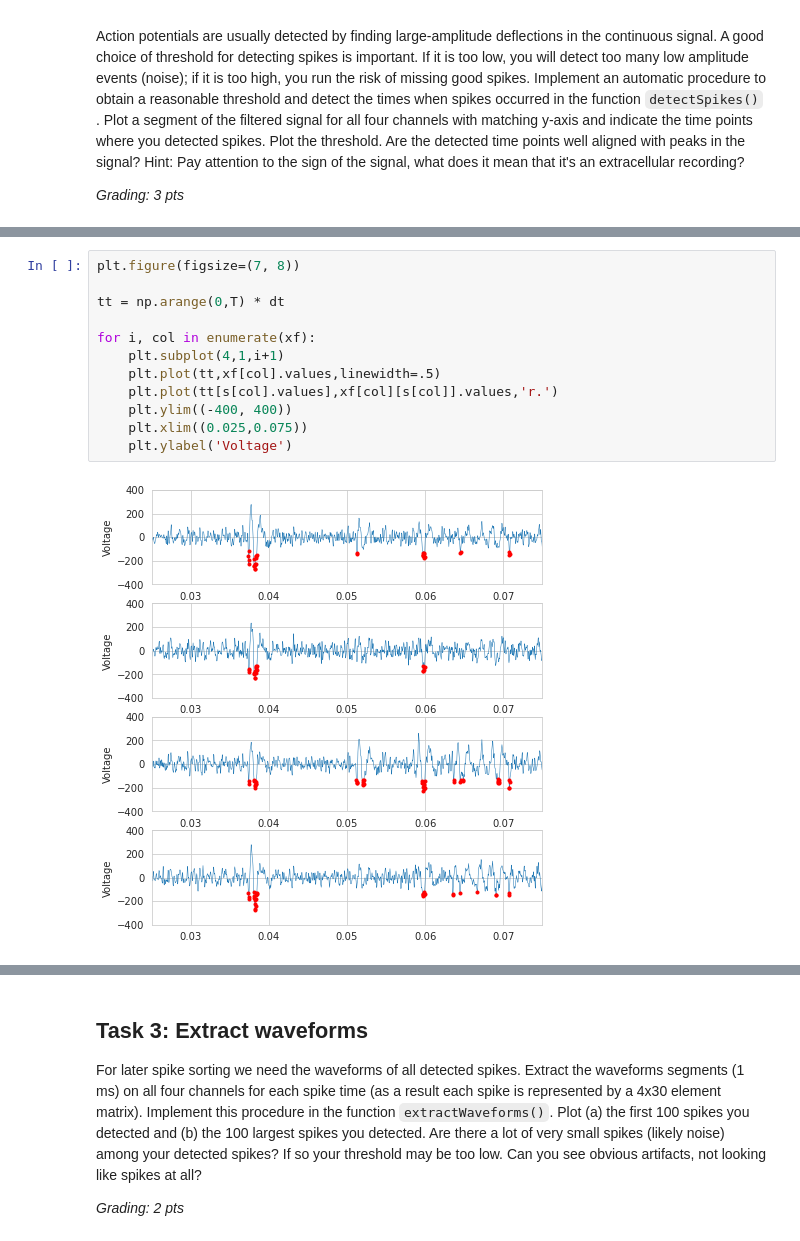
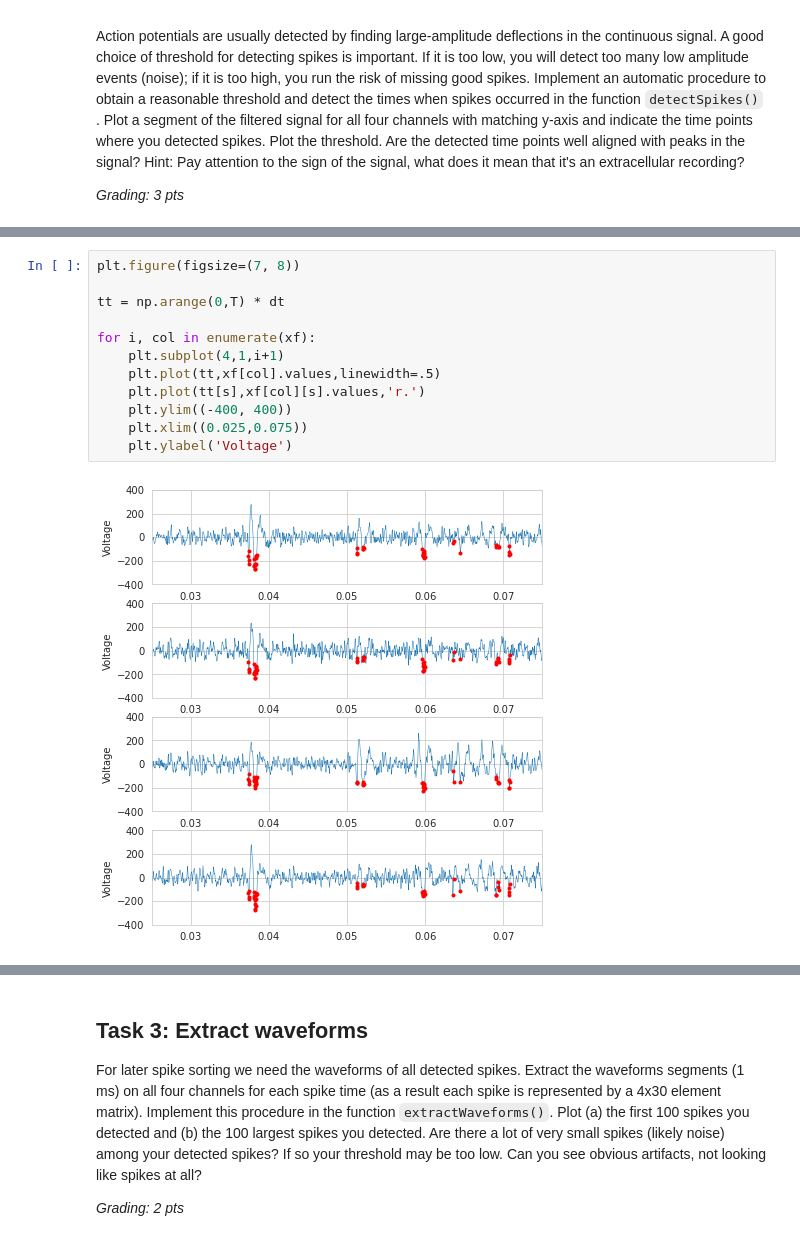
Before and after one commit to tanmayyb/neural_data_science, a Jupyter notebook: labs/CodingLab1.ipynb, the cells around one changed output, grey strips where cells are left out. Cells and saved outputs as stored; diff of their text form.

```diff
--- a/labs/CodingLab1.ipynb
+++ b/labs/CodingLab1.ipynb
@@ -160,15 +181,15 @@ threshold: -121.00674466149383
 # %%
 plt.figure(figsize=(7, 8))
 
 tt = np.arange(0,T) * dt
 
 for i, col in enumerate(xf):
     plt.subplot(4,1,i+1)
     plt.plot(tt,xf[col].values,linewidth=.5)
-    plt.plot(tt[s[col].values],xf[col][s[col]].values,'r.')
+    plt.plot(tt[s],xf[col][s].values,'r.')
     plt.ylim((-400, 400))
     plt.xlim((0.025,0.075))
     plt.ylabel('Voltage')
 # %% [output]
-[figure, old version]
+[figure, new version]
 # %%
```
Also changed, not shown: parts of 18 cells of this notebook.
